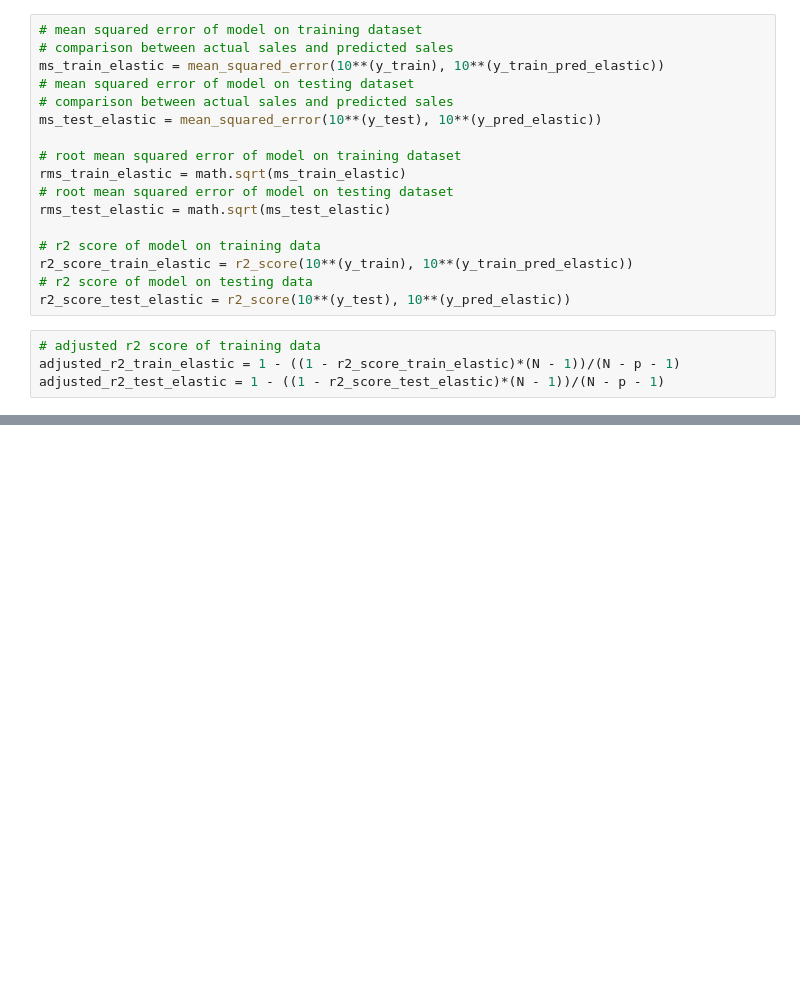
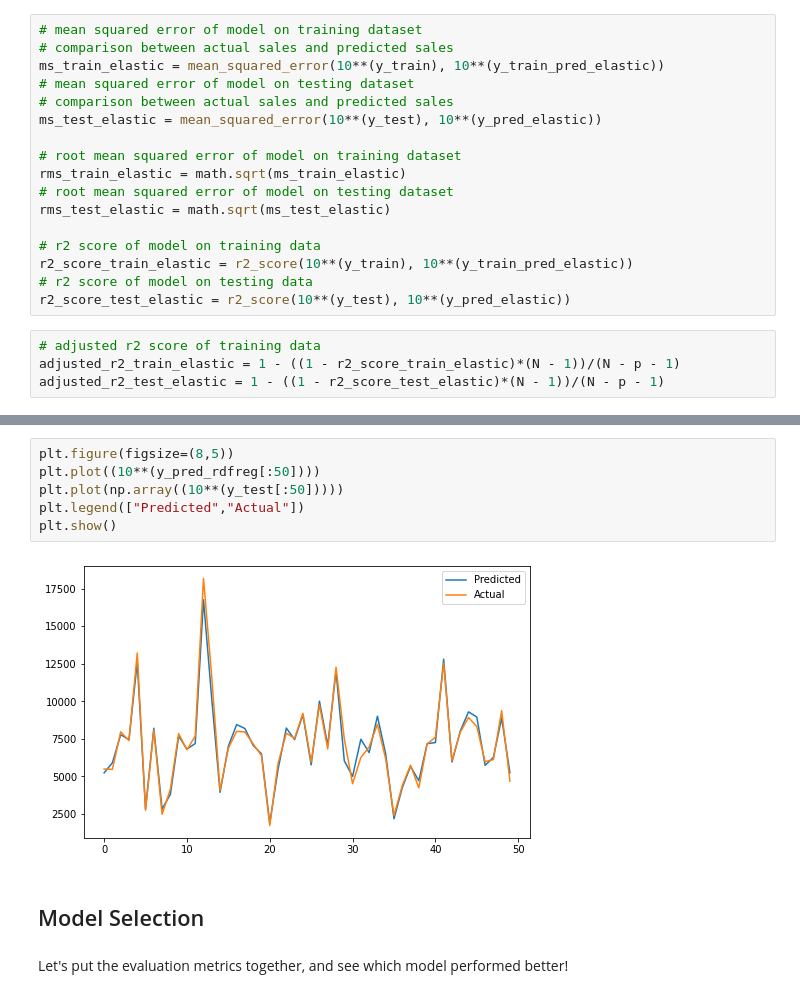
Before and after one commit to nihalhabeeb/Retail-Sales-Prediction, a Jupyter notebook: Retail_Sales_Prediction_Capstone_Project.ipynb, the cells around one changed output, grey strips where cells are left out. Saved outputs shown, nothing was run; the diff lists cells and outputs as text; blank space fills up the shorter version.

```diff
--- a/Retail_Sales_Prediction_Capstone_Project.ipynb
+++ b/Retail_Sales_Prediction_Capstone_Project.ipynb
@@ -1021,0 +1131,12 @@ Adjusted R2 Score: 0.8458926882390317
+# %%
+plt.figure(figsize=(8,5))
+plt.plot((10**(y_pred_rdfreg[:50])))
+plt.plot(np.array((10**(y_test[:50]))))
+plt.legend(["Predicted","Actual"])
+plt.show()
+# %% [output]
+[figure, added]
+# %% [markdown]
+## Model Selection
+# %% [markdown]
+Let's put the evaluation metrics together, and see which model performed better!
```
Also changed, not shown: parts of 30 cells of this notebook.
